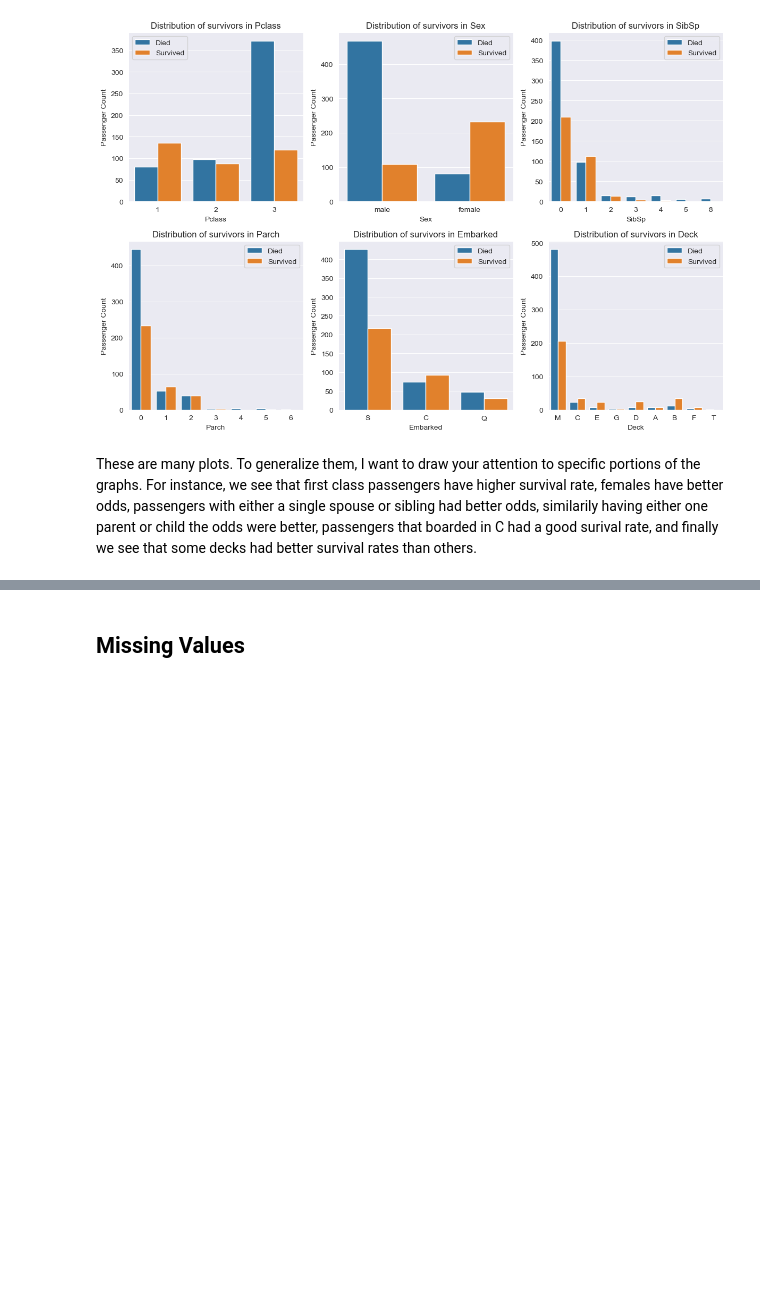
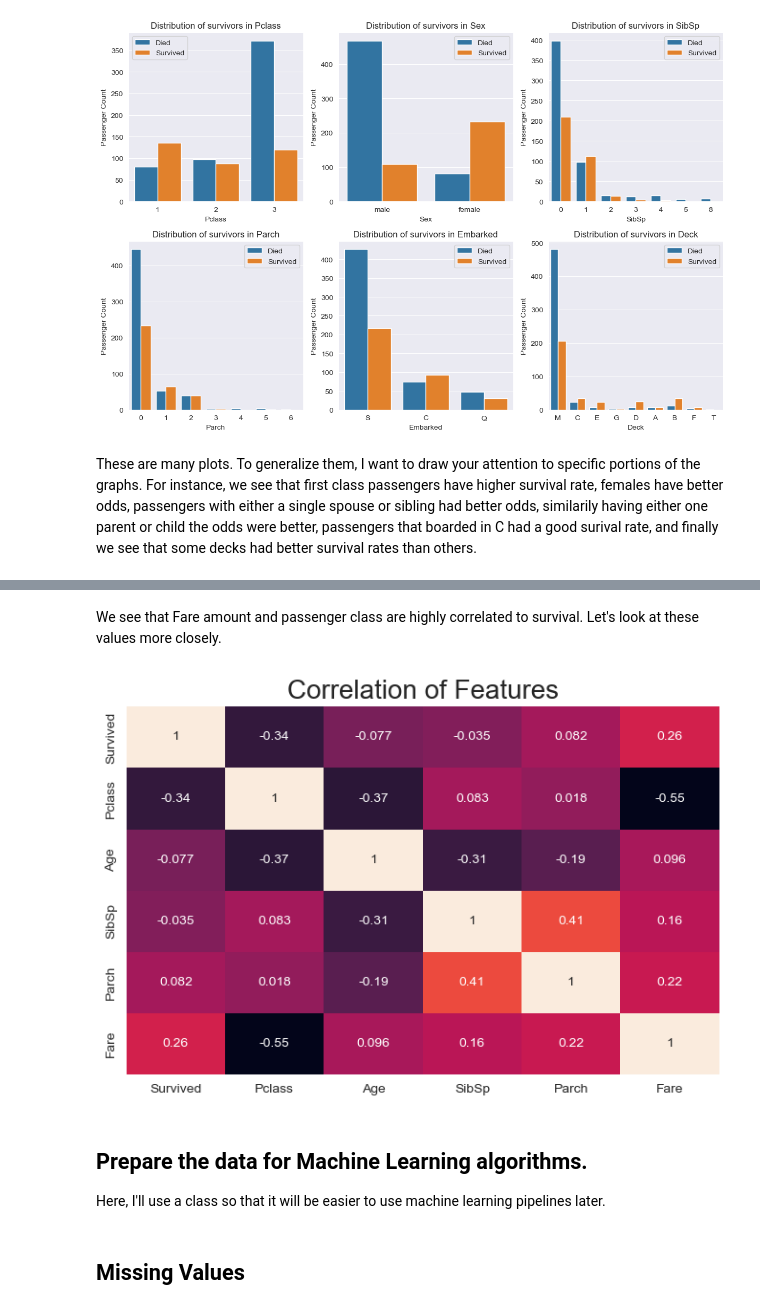
Before and after one commit to kamau96/Data_Science_Android_Web_Development, a Jupyter notebook: Data_Science_Development/Python_Programming/Titanic/survivor_predictor.ipynb, the cells around one changed output, grey strips where cells are left out. Cells and saved outputs as stored; diff of their text form; code cells hidden in the pictures; blank space fills up the shorter version.

Commit message:
heatmap before data preparation

```diff
--- a/Data_Science_Development/Python_Programming/Titanic/survivor_predictor.ipynb
+++ b/Data_Science_Development/Python_Programming/Titanic/survivor_predictor.ipynb
@@ -370,0 +373,4 @@ These are many plots. To generalize them, I want to draw your attention to speci
+# %%
+num_features = ["Survived", "Pclass", "Age", "SibSp", "Parch", "Fare"]
+corr_matrix = train[num_features].corr()
+corr_matrix["Survived"].sort_values(ascending=False)
@@ -371,3 +385,18 @@ These are many plots. To generalize them, I want to draw your attention to speci
+# %% [markdown]
+We see that Fare amount and passenger class are highly correlated to survival. Let's look at these values more closely.
+# %%
+fig, ax = plt.subplots(figsize=(8,5))
+sns.heatmap(corr_matrix,
+            annot=True,
+            cbar=False,
+            ax=ax)
+ax.set_title("Correlation of Features", size=20)
+plt.show()
+# %% [output]
+[figure, added]
+# %% [markdown]
+## Prepare the data for Machine Learning algorithms.
+Here, I'll use a class so that it will be easier to use machine learning pipelines later.
 # %% [markdown]
 ## Missing Values
 # %% [markdown]
```
Also changed, not shown: parts of 2 cells of this notebook.
